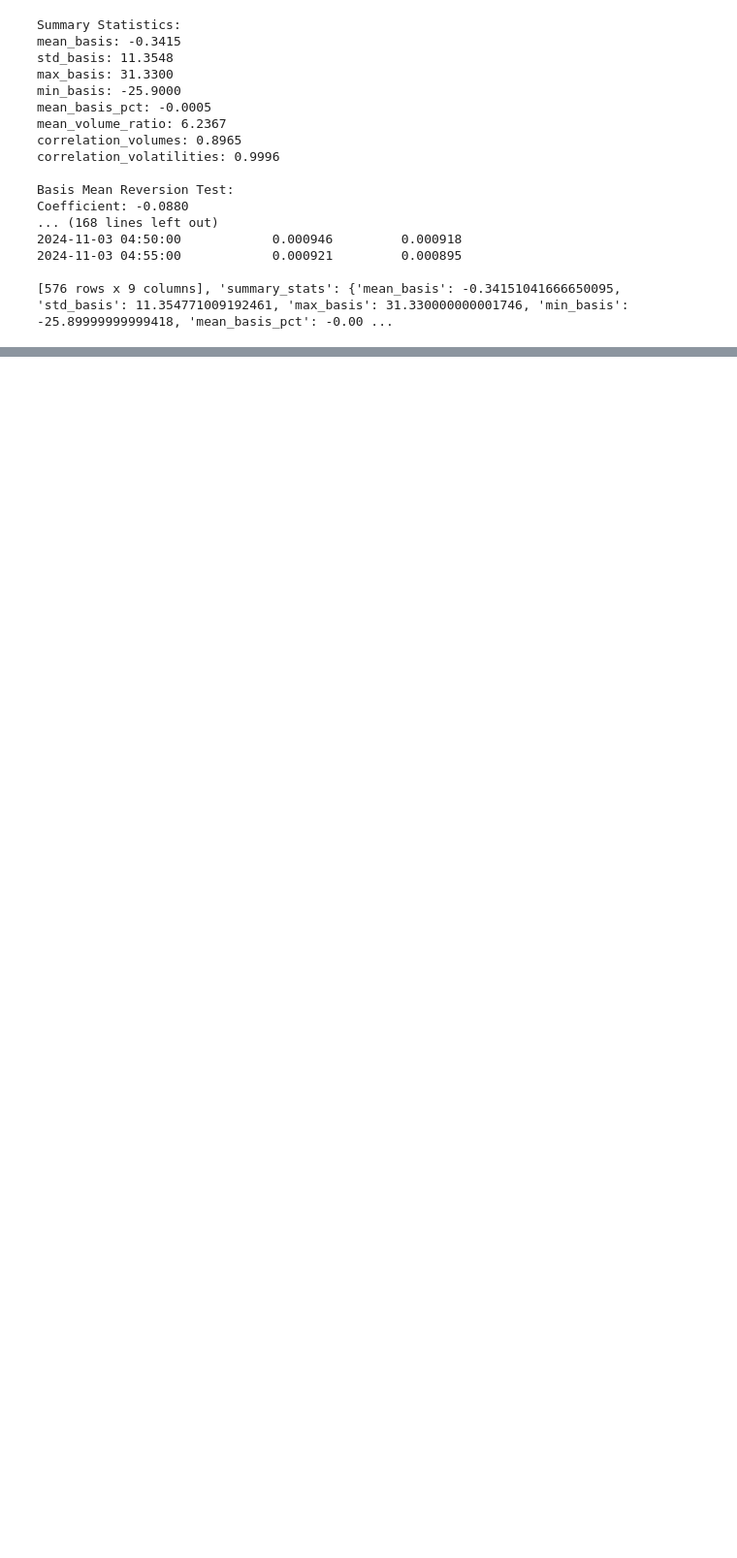
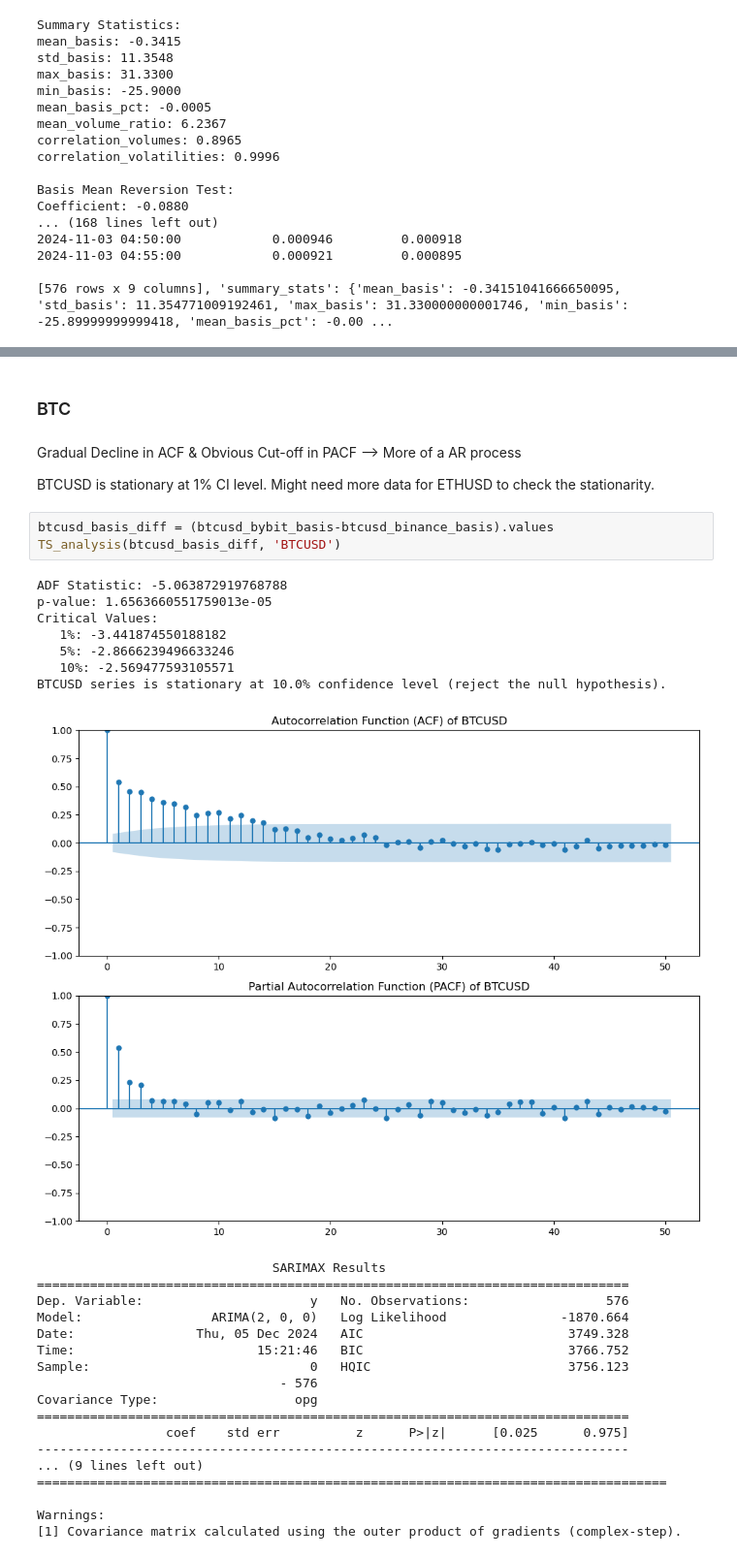
Before and after one commit to karuu6/futures_basis, a Jupyter notebook: Main_Code_New.ipynb, the cells around one changed output, grey strips where cells are left out. Shown at 97% size. Cells and saved outputs as stored; diff of their text form; blank space fills up the shorter version.

```diff
--- a/Main_Code_New.ipynb
+++ b/Main_Code_New.ipynb
@@ -556,0 +701,35 @@ print(f"Profit opportunity volatility: {basis_metrics['potential_profit'].std():
+# %% [markdown]
+### BTC
+# %% [markdown]
+Gradual Decline in ACF & Obvious Cut-off in PACF ——> More of a AR process
+
+BTCUSD is stationary at 1% CI level. Might need more data for ETHUSD to check the stationarity.
+# %%
+btcusd_basis_diff = (btcusd_bybit_basis-btcusd_binance_basis).values
+TS_analysis(btcusd_basis_diff, 'BTCUSD')
+# %% [output]
+ADF Statistic: -5.063872919768788
+p-value: 1.6563660551759013e-05
+Critical Values:
+   1%: -3.441874550188182
+   5%: -2.8666239496633246
+   10%: -2.569477593105571
+BTCUSD series is stationary at 10.0% confidence level (reject the null hypothesis).
+[figure, added]
+                               SARIMAX Results
+==============================================================================
+Dep. Variable:                      y   No. Observations:                  576
+Model:                 ARIMA(2, 0, 0)   Log Likelihood               -1870.664
+Date:                Thu, 05 Dec 2024   AIC                           3749.328
+Time:                        15:21:46   BIC                           3766.752
+Sample:                             0   HQIC                          3756.123
+                                - 576
+Covariance Type:                  opg
+==============================================================================
+                 coef    std err          z      P>|z|      [0.025      0.975]
+------------------------------------------------------------------------------
+... (9 lines left out)
+===================================================================================
+
+Warnings:
+[1] Covariance matrix calculated using the outer product of gradients (complex-step).
```
Also changed, not shown: parts of 16 cells of this notebook.
